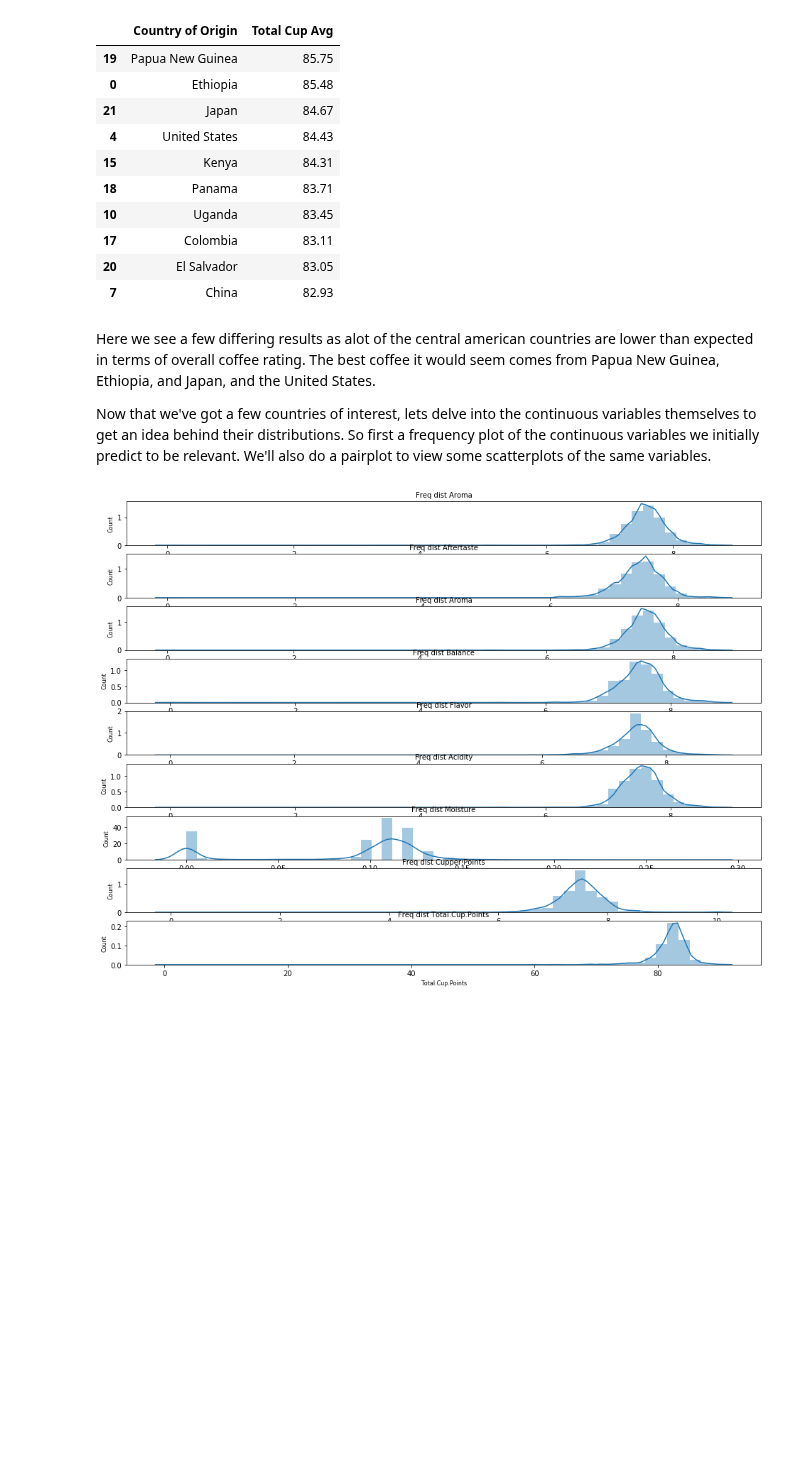
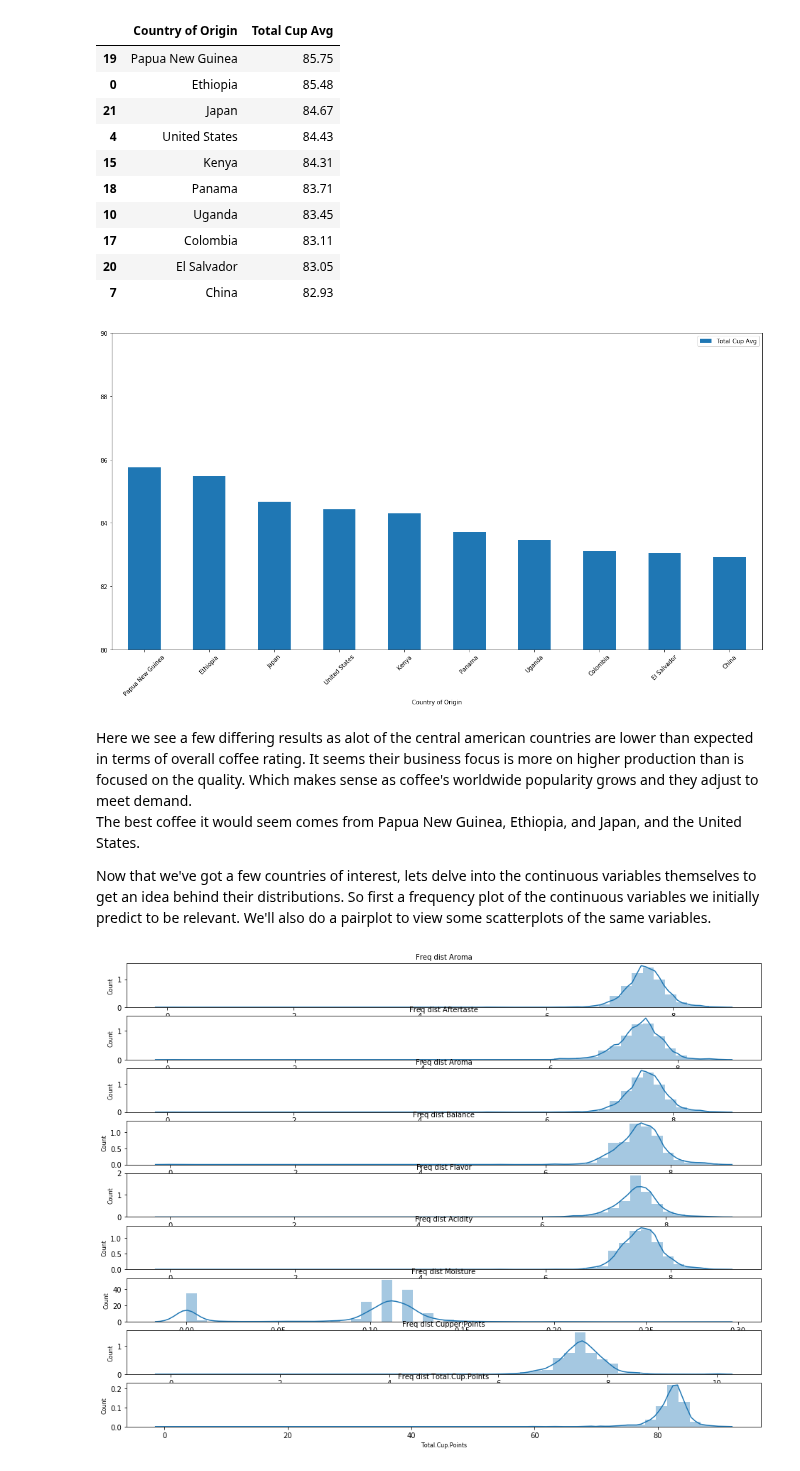
Before and after one commit to Landcruiser87/Cadc_7331_Project, a Jupyter notebook: analysis/coffeeandy.ipynb, the cells around one changed output. Cells and saved outputs as stored; diff of their text form; code cells hidden in the pictures; blank space fills up the shorter version.

```diff
--- a/analysis/coffeeandy.ipynb
+++ b/analysis/coffeeandy.ipynb
@@ -260,10 +243,19 @@ py.image.ishow(fig)
 | 17 | Colombia | 83.11 |
 | 20 | El Salvador | 83.05 |
 | 7 | China | 82.93 |
+# %%
+fig = sorted_data.head(10).plot.bar(x='Country of Origin',
+                                    y='Total Cup Avg',
+                                    figsize=(20,10),
+                                    ylim =(80,90),
+                                    rot = 45)
+# %% [output]
+[figure, added]
 # %% [markdown]
 Here we see a few differing results as alot of the central american countries are lower than expected in
-terms of overall coffee rating.  The best coffee it would seem comes from Papua New Guinea, Ethiopia, and Japan,
-and the United States.
+terms of overall coffee rating.  It seems their business focus is more on higher production than is focused on the
+quality.  Which makes sense as coffee's worldwide popularity grows and they adjust to meet demand.
+The best coffee it would seem comes from Papua New Guinea, Ethiopia, and Japan, and the United States.
 
 Now that we've got a few countries of interest, lets delve into the continuous variables themselves to get an
 idea behind their distributions.  So first a frequency plot of the continuous variables we initially predict to
```
Also changed, not shown: parts of 5 cells of this notebook.
